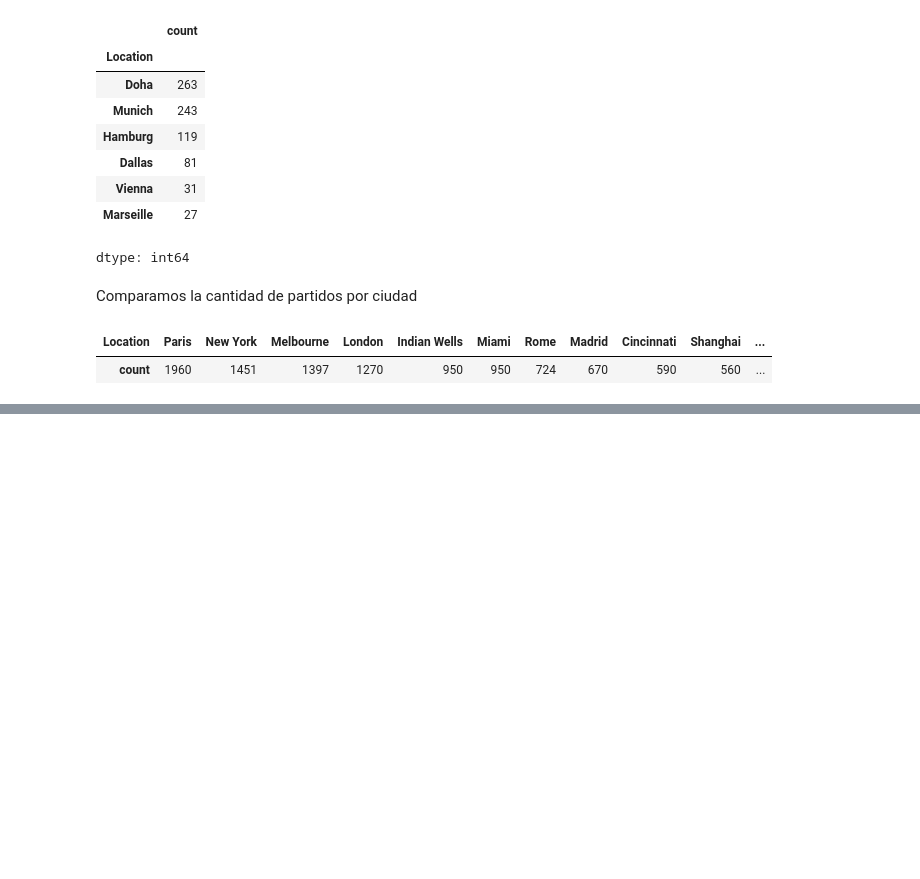
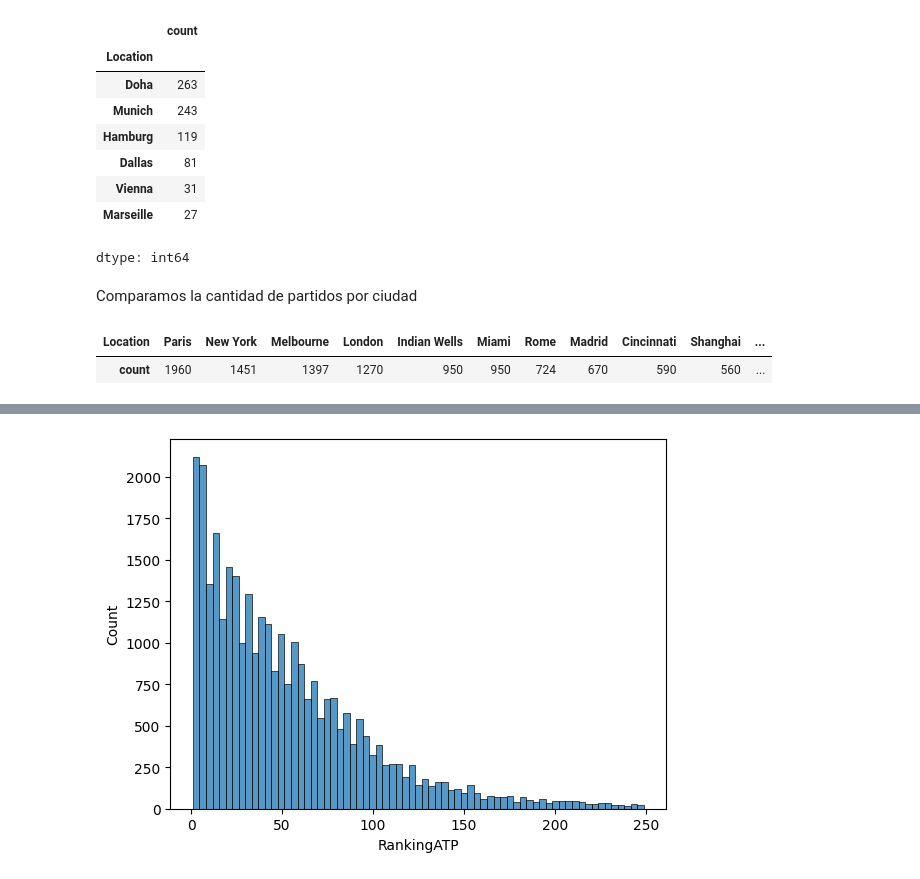
Before and after one commit to ichiP245/my-next-soderling, a Jupyter notebook: Notebooks/FullEDA.ipynb, the cells around one changed output, grey strips where cells are left out. Drawn from its saved outputs; the diff is of its cells as text; code cells hidden in the pictures; blank space fills up the shorter version.

```diff
--- a/Notebooks/FullEDA.ipynb
+++ b/Notebooks/FullEDA.ipynb
@@ -78,0 +95,5 @@ pd.DataFrame(df['Location'].value_counts()).T
+# %%
+sns.histplot(rankATP[rankATP<250])
+plt.show()
+# %% [output]
+[figure, added]
```
Also changed, not shown: parts of 19 cells of this notebook.
